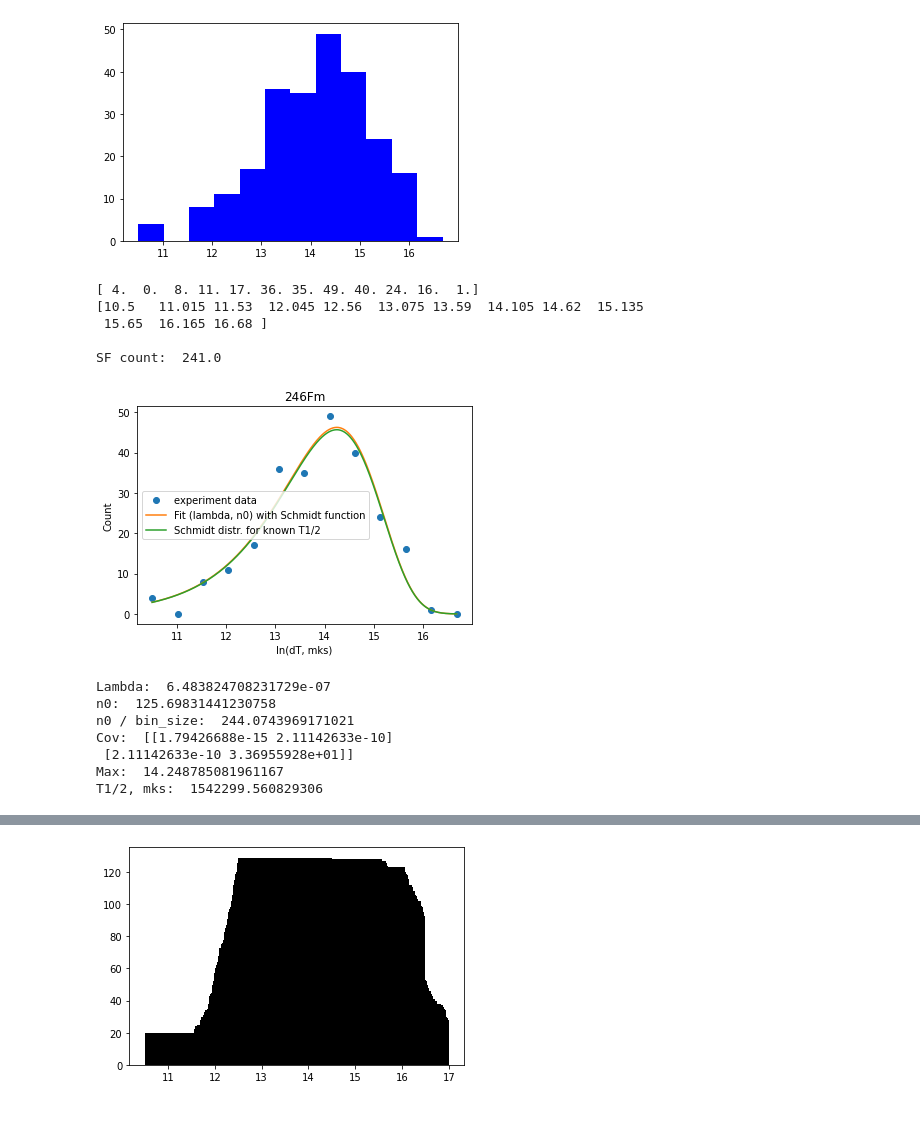
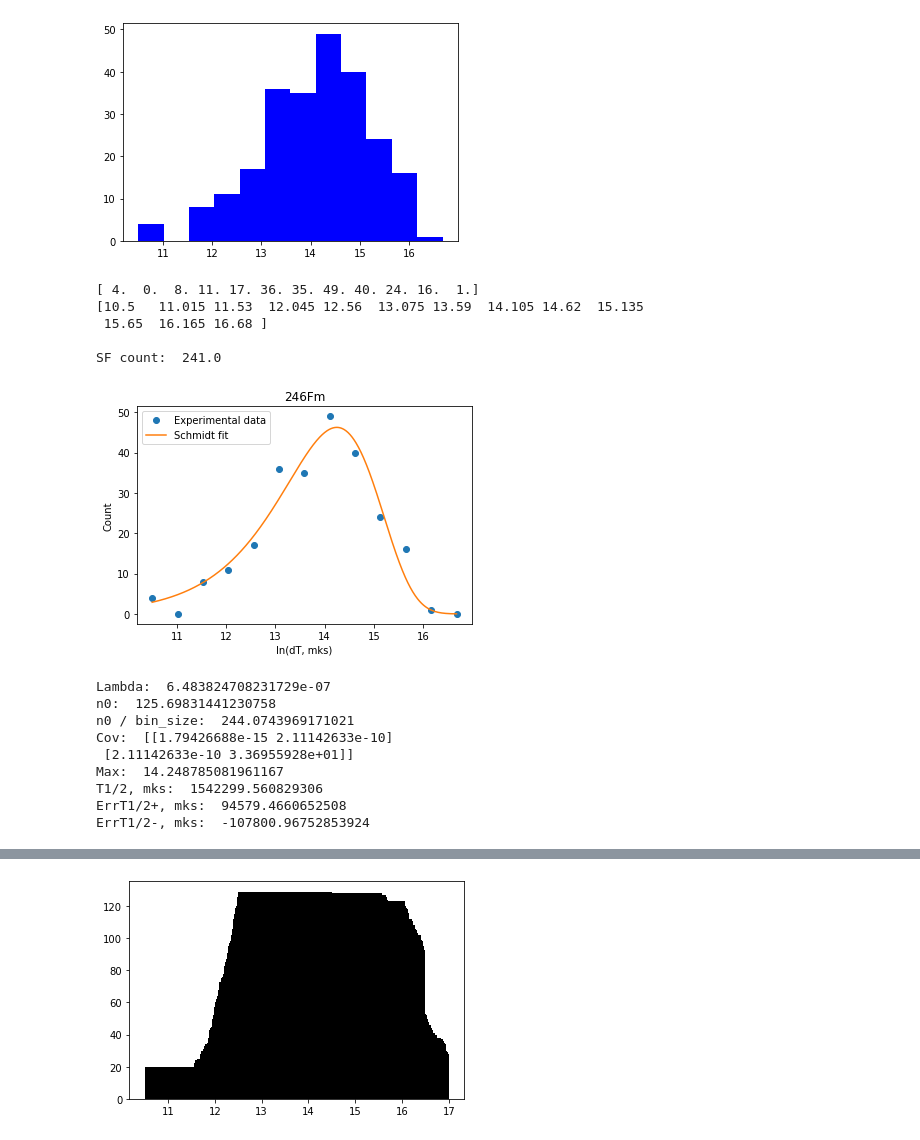
Before and after one commit to siberianisaev/NeutronBarrel, a Jupyter notebook: Python/times.ipynb, the cells around one changed output, grey strips where cells are left out. Cells and saved outputs as stored; diff of their text form; code cells hidden in the pictures.

```diff
--- a/Python/times.ipynb
+++ b/Python/times.ipynb
@@ -26,37 +26,44 @@ print("\nSF count: ", sf)
 n0_approx = sf * bin_size
 lam_approx = 6.4935e-07
 
 def func(x, lam, n0):
     return n0*np.exp(x + np.log(lam))*np.exp(-np.exp(x + np.log(lam)))
 
+# https://docs.scipy.org/doc/scipy/reference/generated/scipy.optimize.curve_fit.html
+def fit_param_errors(pcov_matrix):
+    return np.sqrt(np.diag(pcov_matrix))
+
 popt, pcov = optimize.curve_fit(func, x, y, [lam_approx, n0_approx])
 
 x_cont = np.arange(x.min(), x.max(), 0.01)
 
-plt.plot(x, y, "o", label='experiment data')
-plt.plot(x_cont, func(x_cont, *popt), label='Fit (lambda, n0) with Schmidt function')
-plt.plot(x_cont, func(x_cont, lam_approx, n0_approx), label='Schmidt distr. for known T1/2')
+plt.plot(x, y, "o", label='Experimental data')
+plt.plot(x_cont, func(x_cont, *popt), label='Schmidt fit')
+# plt.plot(x_cont, func(x_cont, lam_approx, n0_approx), label='Schmidt distr. for known T1/2')
 plt.legend()
 plt.title('246Fm')
 plt.xlabel('ln(dT, mks)')
 plt.ylabel('Count')
 plt.show()
 
 print("Lambda: ", popt[0])
 print("n0: ", popt[1])
 print("n0 / bin_size: ", popt[1]/bin_size)
 print("Cov: ", pcov)
 hl = 1/popt[0]
 print("Max: ", np.log(hl))
 print("T1/2, mks: ", hl)
+err = fit_param_errors(pcov)[0]
+print("ErrT1/2+, mks: ", hl-(1/(popt[0]+err)))
+print("ErrT1/2-, mks: ", hl-(1/(popt[0]-err)))
 # %% [output]
 [figure]
 [ 4.  0.  8. 11. 17. 36. 35. 49. 40. 24. 16.  1.]
 [10.5   11.015 11.53  12.045 12.56  13.075 13.59  14.105 14.62  15.135
  15.65  16.165 16.68 ]
 
 SF count:  241.0
-[figure, old version]
+[figure, new version]
 Lambda:  6.483824708231729e-07
 n0:  125.69831441230758
 n0 / bin_size:  244.0743969171021
@@ -64,4 +71,6 @@ Cov:  [[1.79426688e-15 2.11142633e-10]
  [2.11142633e-10 3.36955928e+01]]
 Max:  14.248785081961167
 T1/2, mks:  1542299.560829306
+ErrT1/2+, mks:  94579.4660652508
+ErrT1/2-, mks:  -107800.96752853924
 # %%
```
Also changed, not shown: parts of 3 cells of this notebook.
